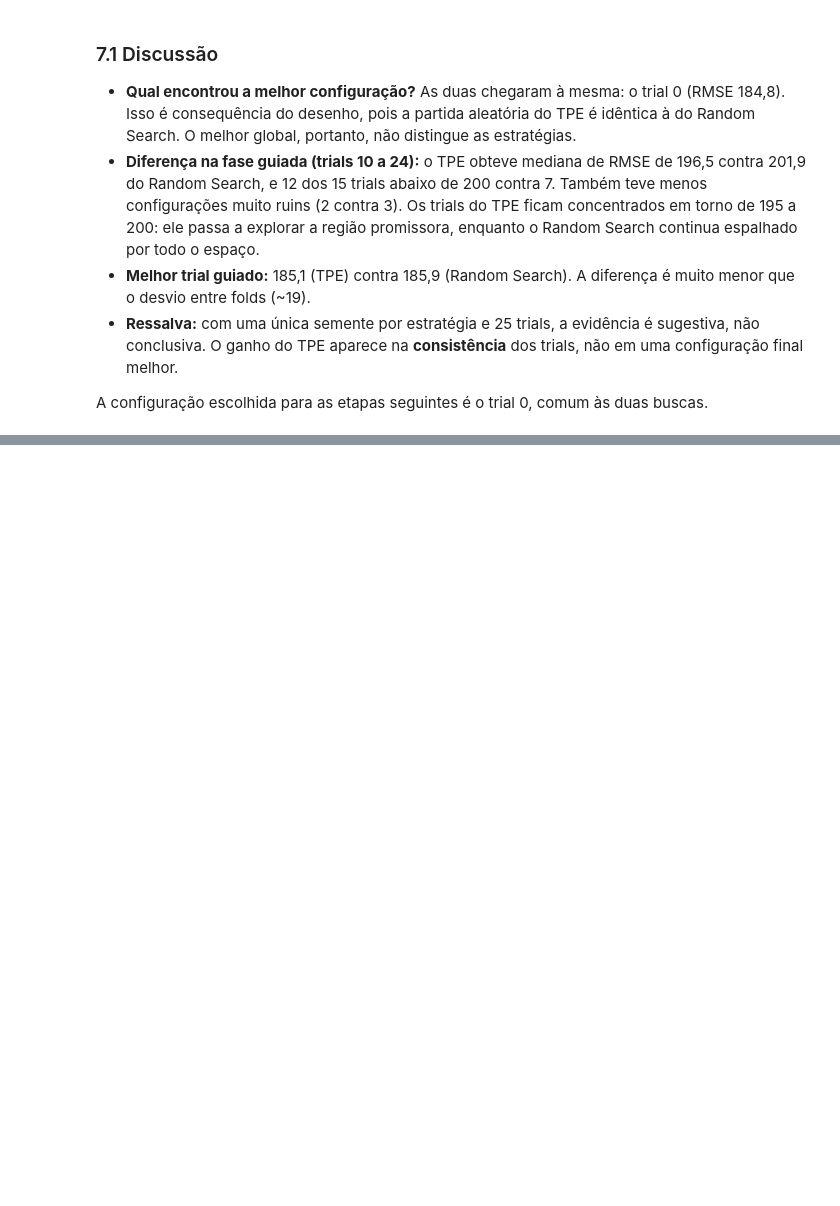
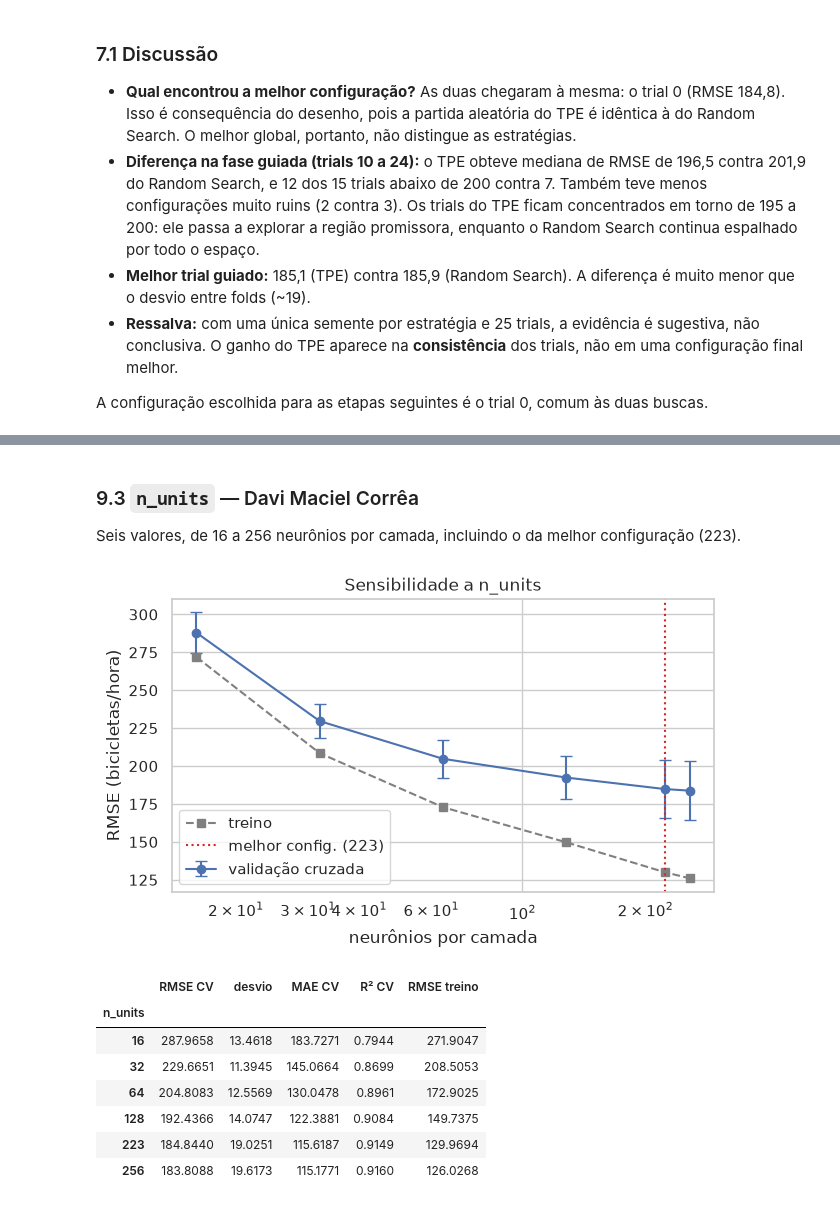
Before and after one commit to Gaalbu/Mlp-Som-Seoul-bike-renting, a Jupyter notebook: mlp_seoul_bike.ipynb, the cells around one changed output, grey strips where cells are left out. Saved outputs shown, nothing was run; the diff lists cells and outputs as text; code cells hidden in the pictures; blank space fills up the shorter version.

```diff
--- a/mlp_seoul_bike.ipynb
+++ b/mlp_seoul_bike.ipynb
@@ -595,0 +666,18 @@ A configuração escolhida para as etapas seguintes é o trial 0, comum às duas
+# %% [markdown]
+### 9.3 `n_units` — Davi Maciel Corrêa
+
+Seis valores, de 16 a 256 neurônios por camada, incluindo o da melhor configuração (223).
+# %%
+units_sens = sensitivity("n_units", [16, 32, 64, 128, BEST["n_units"], 256])
+plot_sensitivity(units_sens, "n_units", "neurônios por camada", log_x=True)
+units_sens.round(4)
+# %% [output]
+[figure, added]
+|  | RMSE CV | desvio | MAE CV | R² CV | RMSE treino |
+| n_units |  |  |  |  |  |
+| 16 | 287.9658 | 13.4618 | 183.7271 | 0.7944 | 271.9047 |
+| 32 | 229.6651 | 11.3945 | 145.0664 | 0.8699 | 208.5053 |
+| 64 | 204.8083 | 12.5569 | 130.0478 | 0.8961 | 172.9025 |
+| 128 | 192.4366 | 14.0747 | 122.3881 | 0.9084 | 149.7375 |
+| 223 | 184.8440 | 19.0251 | 115.6187 | 0.9149 | 129.9694 |
+| 256 | 183.8088 | 19.6173 | 115.1771 | 0.9160 | 126.0268 |
```
Also changed, not shown: parts of 21 cells of this notebook.
